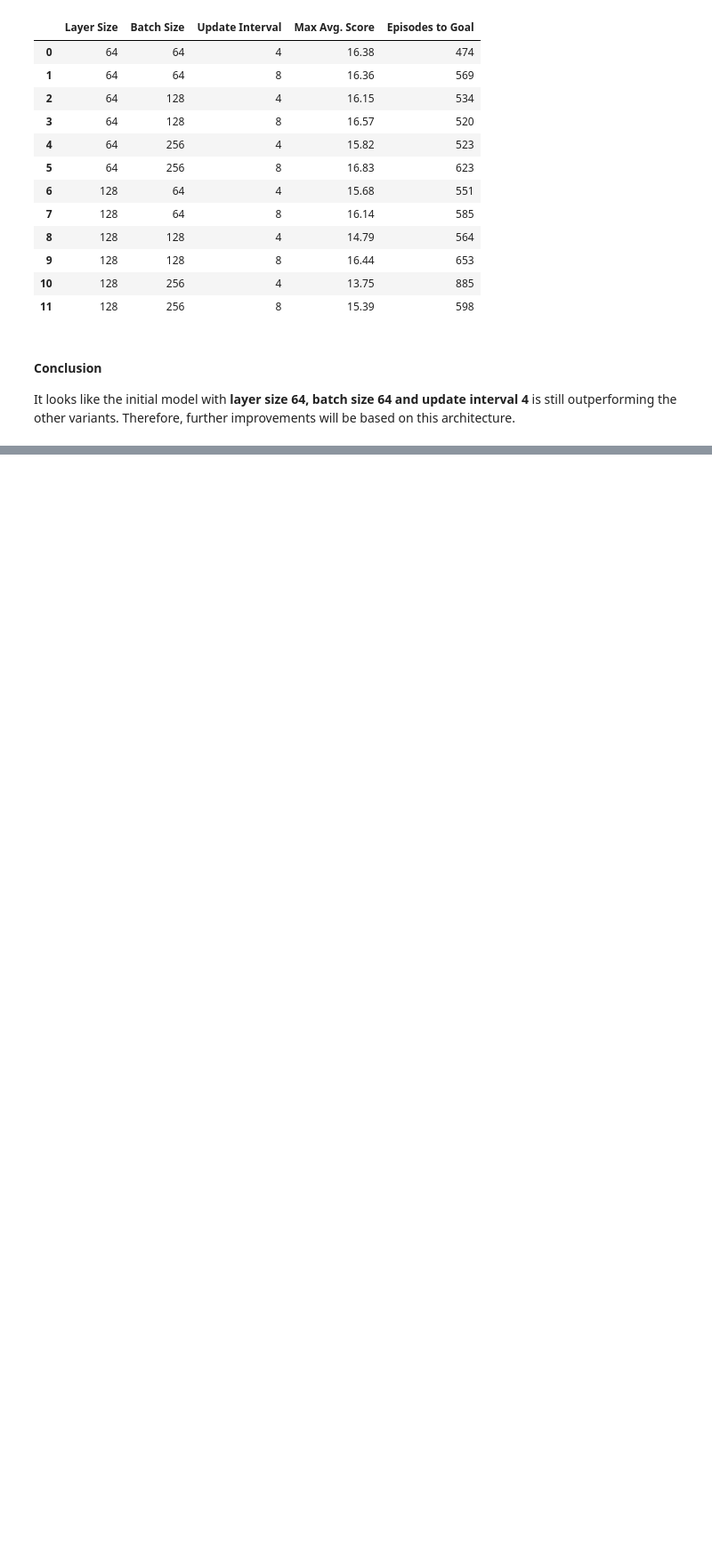
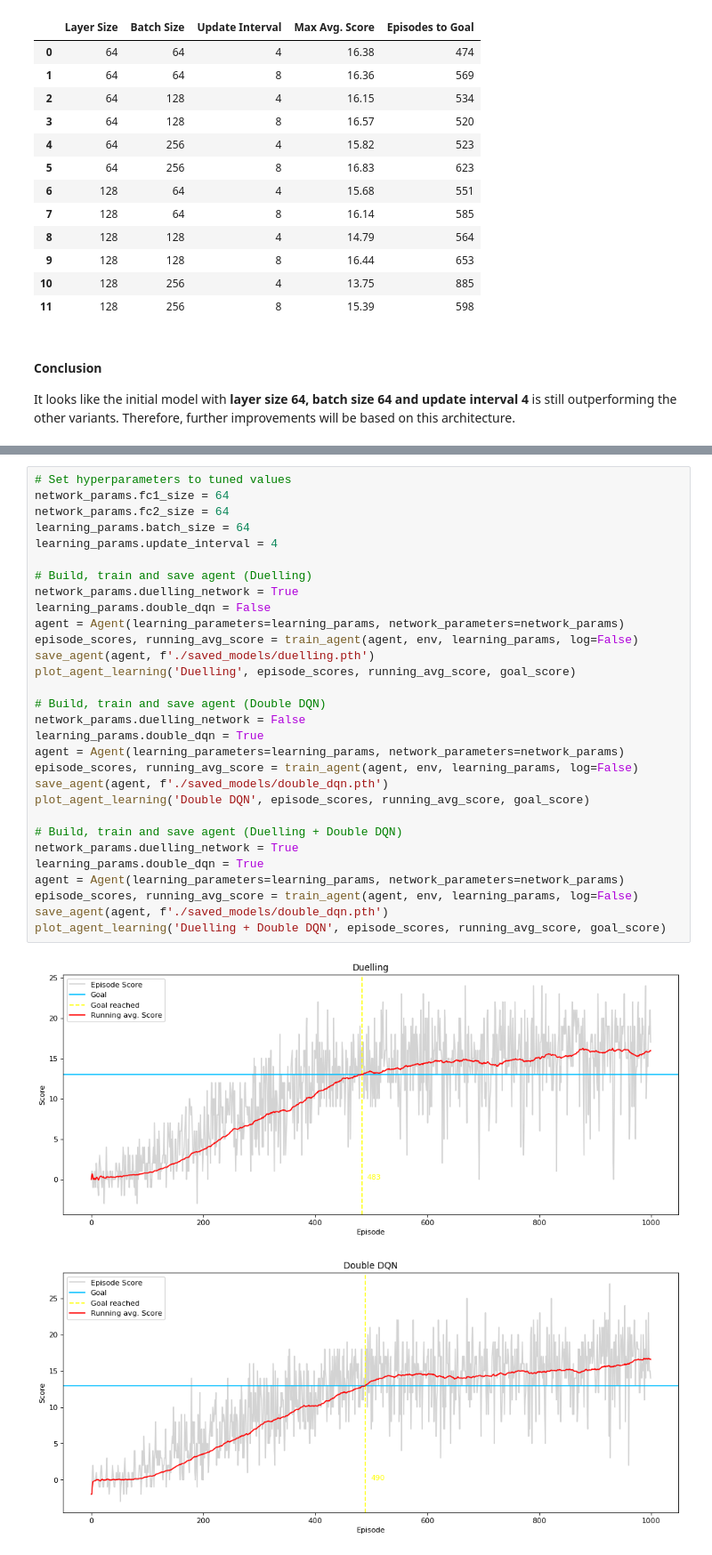
Before and after one commit to tkober/drlnd-project-1, a Jupyter notebook: Navigation.ipynb, the cells around one changed output, grey strips where cells are left out. Shown at 89% size. Cells and saved outputs as stored; diff of their text form; blank space fills up the shorter version.

```diff
--- a/Navigation.ipynb
+++ b/Navigation.ipynb
@@ -304,0 +307,33 @@ Therefore, further improvements will be based on this architecture.
+# %%
+# Set hyperparameters to tuned values
+network_params.fc1_size = 64
+network_params.fc2_size = 64
+learning_params.batch_size = 64
+learning_params.update_interval = 4
+
+# Build, train and save agent (Duelling)
+network_params.duelling_network = True
+learning_params.double_dqn = False
+agent = Agent(learning_parameters=learning_params, network_parameters=network_params)
+episode_scores, running_avg_score = train_agent(agent, env, learning_params, log=False)
+save_agent(agent, f'./saved_models/duelling.pth')
+plot_agent_learning('Duelling', episode_scores, running_avg_score, goal_score)
+
+# Build, train and save agent (Double DQN)
+network_params.duelling_network = False
+learning_params.double_dqn = True
+agent = Agent(learning_parameters=learning_params, network_parameters=network_params)
+episode_scores, running_avg_score = train_agent(agent, env, learning_params, log=False)
+save_agent(agent, f'./saved_models/double_dqn.pth')
+plot_agent_learning('Double DQN', episode_scores, running_avg_score, goal_score)
+
+# Build, train and save agent (Duelling + Double DQN)
+network_params.duelling_network = True
+learning_params.double_dqn = True
+agent = Agent(learning_parameters=learning_params, network_parameters=network_params)
+episode_scores, running_avg_score = train_agent(agent, env, learning_params, log=False)
+save_agent(agent, f'./saved_models/double_dqn.pth')
+plot_agent_learning('Duelling + Double DQN', episode_scores, running_avg_score, goal_score)
+# %% [output]
+[figure, added]
+[figure, added]
```
Also changed, not shown: parts of 4 cells of this notebook, 3 other files.
